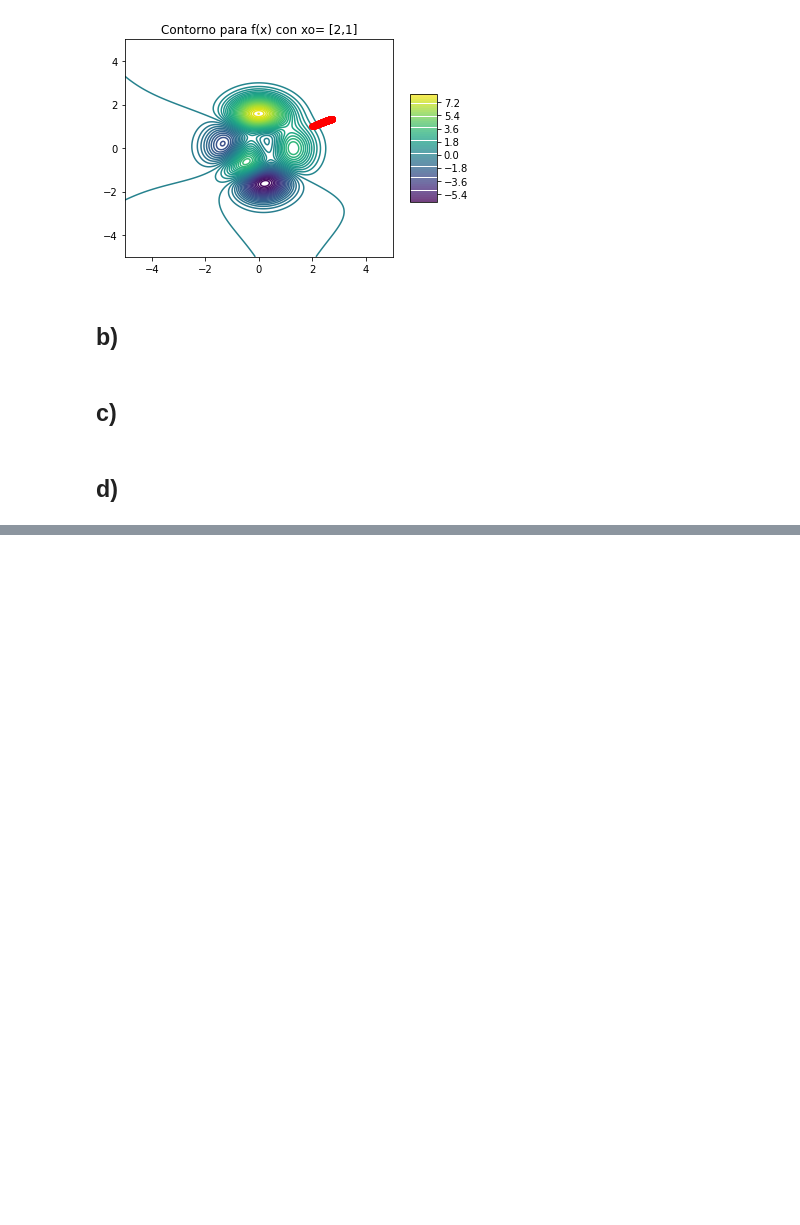
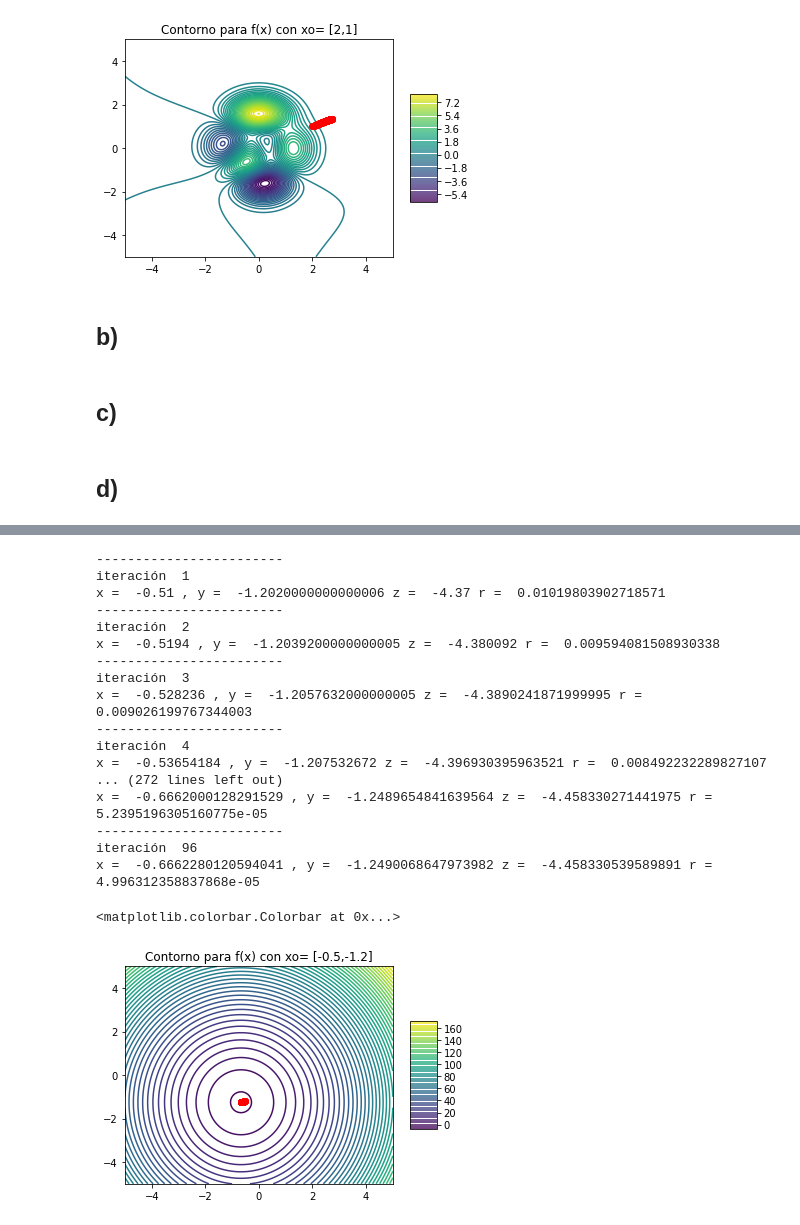
Before and after one commit to lab-optimizacion-202220/descenso_de_gradiente, a Jupyter notebook: lab_gradiente.ipynb, the cells around one changed output, grey strips where cells are left out. Drawn from its saved outputs; the diff is of its cells as text; code cells hidden in the pictures; blank space fills up the shorter version.

```diff
--- a/lab_gradiente.ipynb
+++ b/lab_gradiente.ipynb
@@ -419,0 +421,65 @@ x =  2.7182380602407905 , y =  1.3454181318396747 z =  0.024390532724460602 r =
+# %%
+def gam(x):
+    ans = 3*x[0]**2 + 2*x[1]**2 + 4*x[0] + 5*x[1]
+    return ans
+
+def des_grad (xo,n,alpha,umb):
+    x = xo
+    vx = [xo[0]]
+    vy = [xo[1]]
+    i = 0
+    r = 10
+    while (i<= n and (r >= umb and r <= 500)):
+        print('------------------------')
+        print('iteración ', str(i+1))
+        # Calcular gradiente
+        gradiente = nd.Gradient(gam)(x)
+        valor = gam(x)
+        # Actualizar "x" usando gradiente descendente
+        xaux = x
+        x = x - alpha*gradiente
+        r = ((xaux[0]-x[0])**2+(xaux[1]-x[1])**2)**0.5
+        # Almacenar iteración y valor correspondiente
+        vx.append(x[0])
+        vy.append(x[1])
+        # Imprimir resultados
+        print('x = ', str(x[0]), ', y = ', str(x[1]), "z = ",str(valor), "r = ", str(r))
+        i += 1
+    return vx,vy
+# %%
+xo2= [-0.5,-1.2]
+alpha = 0.01
+n= 200
+r = 0.00005
+vx,vy=des_grad (xo2,n,alpha,r)
+x1 = np.linspace(-5,5,500)
+x2 = np.linspace(-5,5,500)
+X1,Y1 = np.meshgrid(x1,x2)
+
+plt.figure(5)
+plt.title("Contorno para f(x) con xo= [-0.5,-1.2]")
+
+Z =3*X1**2 + 2*Y1**2 + 4*X1 + 5*Y1
+ax=plt.contour(X1,Y1,Z,50)
+plt.plot(vx,vy,"-o",color="red")
+plt.colorbar(ax,shrink=0.5,aspect=4)
+# %% [output]
+------------------------
+iteración  1
+x =  -0.51 , y =  -1.2020000000000006 z =  -4.37 r =  0.01019803902718571
+------------------------
+iteración  2
+x =  -0.5194 , y =  -1.2039200000000005 z =  -4.380092 r =  0.009594081508930338
+------------------------
+iteración  3
+x =  -0.528236 , y =  -1.2057632000000005 z =  -4.3890241871999995 r =  0.009026199767344003
+------------------------
+iteración  4
+x =  -0.53654184 , y =  -1.207532672 z =  -4.396930395963521 r =  0.008492232289827107
+... (272 lines left out)
+x =  -0.6662000128291529 , y =  -1.2489654841639564 z =  -4.458330271441975 r =  5.2395196305160775e-05
+------------------------
+iteración  96
+x =  -0.6662280120594041 , y =  -1.2490068647973982 z =  -4.458330539589891 r =  4.996312358837868e-05
+<matplotlib.colorbar.Colorbar at 0x...>
+[figure, added]
```
Also changed, not shown: parts of 11 cells of this notebook.
